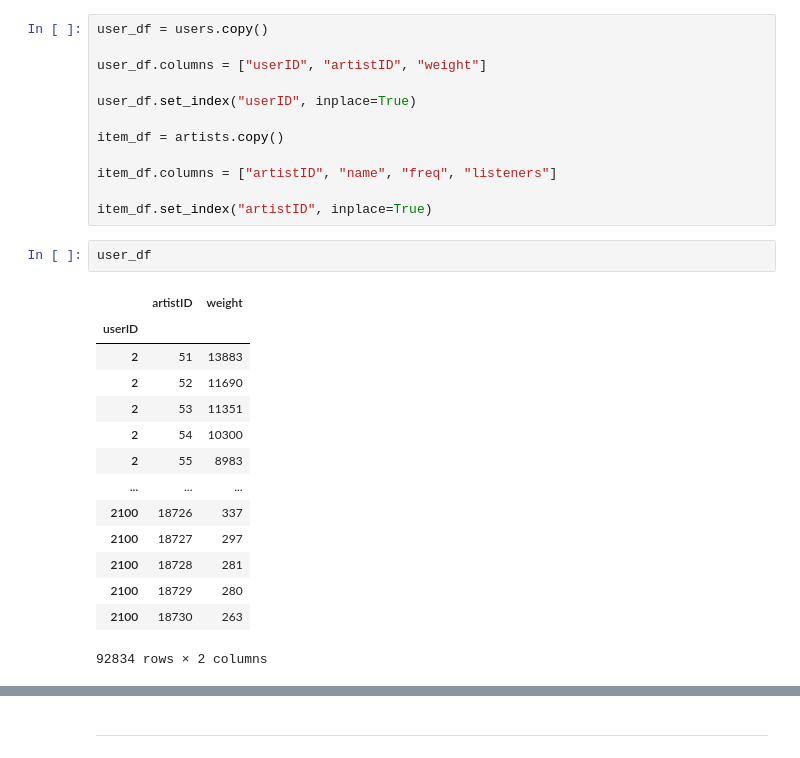
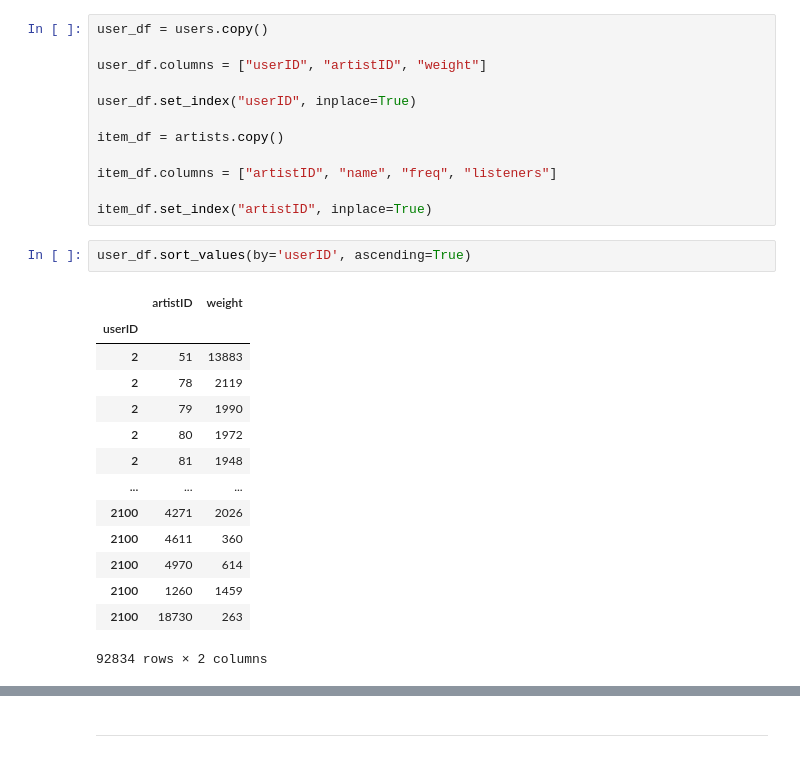
Before and after one commit to SergioCuencaNunez/ml3-music-recommender, a Jupyter notebook: main2.ipynb, the cells around one changed output, grey strips where cells are left out. Cells and saved outputs as stored; diff of their text form.

```diff
--- a/main2.ipynb
+++ b/main2.ipynb
@@ -278,21 +278,21 @@ item_df = artists.copy()
 item_df.columns = ["artistID", "name", "freq", "listeners"]
 
 item_df.set_index("artistID", inplace=True)
-# %%
-user_df
-# %% [output]
-|  | artistID | weight |
-| userID |  |  |
-| 2 | 51 | 13883 |
-| 2 | 52 | 11690 |
-| 2 | 53 | 11351 |
-| 2 | 54 | 10300 |
-| 2 | 55 | 8983 |
-| ... | ... | ... |
-| 2100 | 18726 | 337 |
-| 2100 | 18727 | 297 |
-| 2100 | 18728 | 281 |
-| 2100 | 18729 | 280 |
-| 2100 | 18730 | 263 |
-92834 rows × 2 columns
+# %%
+user_df.sort_values(by='userID', ascending=True)
+# %% [output]
+|  | artistID | weight |
+| userID |  |  |
+| 2 | 51 | 13883 |
+| 2 | 78 | 2119 |
+| 2 | 79 | 1990 |
+| 2 | 80 | 1972 |
+| 2 | 81 | 1948 |
+| ... | ... | ... |
+| 2100 | 4271 | 2026 |
+| 2100 | 4611 | 360 |
+| 2100 | 4970 | 614 |
+| 2100 | 1260 | 1459 |
+| 2100 | 18730 | 263 |
+92834 rows × 2 columns
 # %%
```
Also changed, not shown: parts of 5 cells of this notebook, 1 other file.
